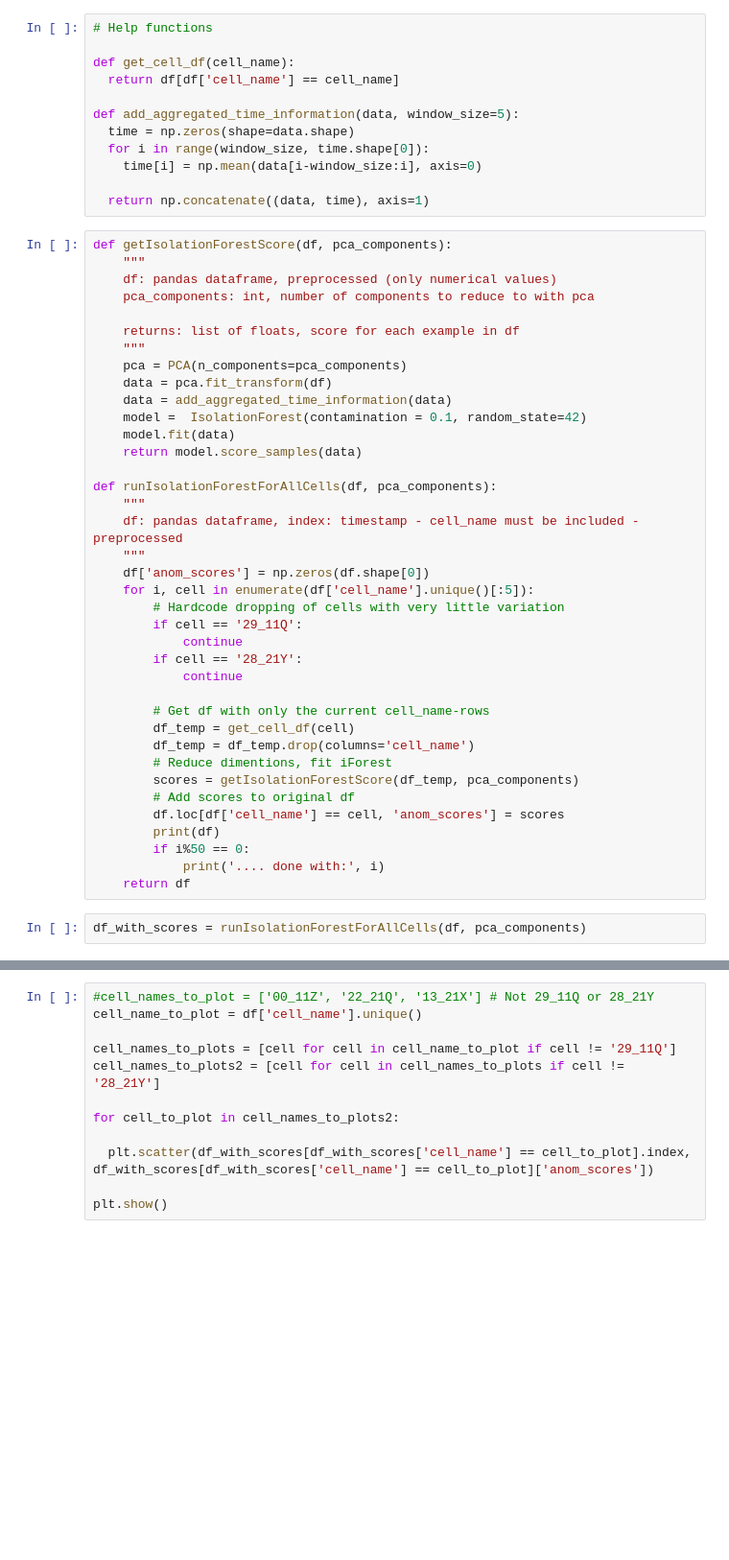
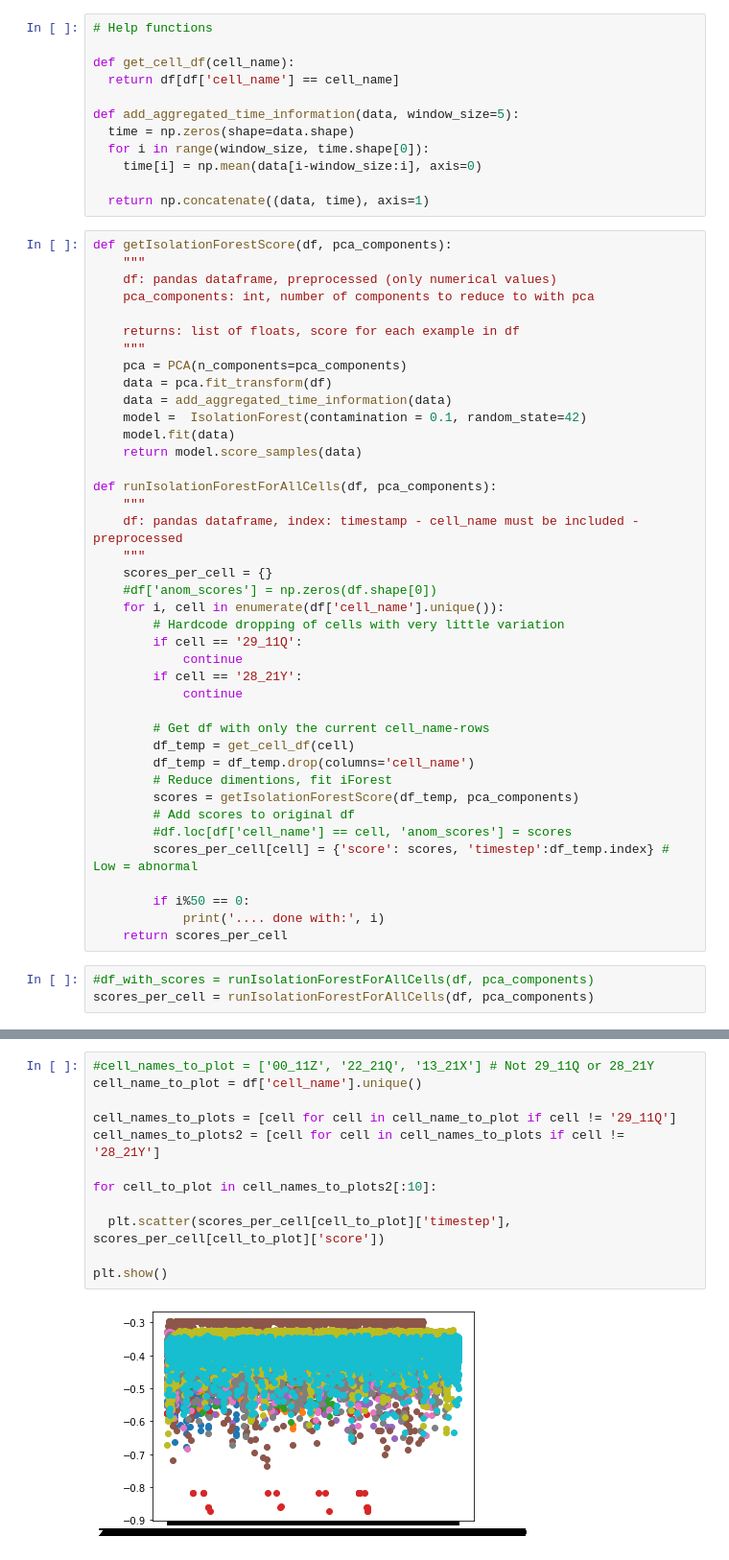
Before and after one commit to dilawarm/brain-cogito-hackathon-2021, a Jupyter notebook: IsolationForest_v2.ipynb, the cells around one changed output, grey strips where cells are left out. Shown at 96% size. Cells and saved outputs as stored; diff of their text form; blank space fills up the shorter version.

```diff
--- a/IsolationForest_v2.ipynb
+++ b/IsolationForest_v2.ipynb
@@ -51,8 +51,9 @@ def runIsolationForestForAllCells(df, pca_components):
     """
     df: pandas dataframe, index: timestamp - cell_name must be included - preprocessed
     """
-    df['anom_scores'] = np.zeros(df.shape[0])
-    for i, cell in enumerate(df['cell_name'].unique()[:5]):
+    scores_per_cell = {}
+    #df['anom_scores'] = np.zeros(df.shape[0])
+    for i, cell in enumerate(df['cell_name'].unique()):
         # Hardcode dropping of cells with very little variation
         if cell == '29_11Q':
             continue
@@ -65,11 +66,13 @@ def runIsolationForestForAllCells(df, pca_components):
         # Reduce dimentions, fit iForest
         scores = getIsolationForestScore(df_temp, pca_components)
         # Add scores to original df
-        df.loc[df['cell_name'] == cell, 'anom_scores'] = scores
-        print(df)
+        #df.loc[df['cell_name'] == cell, 'anom_scores'] = scores
+        scores_per_cell[cell] = {'score': scores, 'timestep':df_temp.index} # Low = abnormal
+
         if i%50 == 0:
             print('.... done with:', i)
-    return df
+    return scores_per_cell
 # %%
-df_with_scores = runIsolationForestForAllCells(df, pca_components)
+#df_with_scores = runIsolationForestForAllCells(df, pca_components)
+scores_per_cell = runIsolationForestForAllCells(df, pca_components)
 # %% [output]
@@ -106,12 +88,14 @@ df_with_scores.describe()
 # %%
 #cell_names_to_plot = ['00_11Z', '22_21Q', '13_21X'] # Not 29_11Q or 28_21Y
 cell_name_to_plot = df['cell_name'].unique()
 
 cell_names_to_plots = [cell for cell in cell_name_to_plot if cell != '29_11Q']
 cell_names_to_plots2 = [cell for cell in cell_names_to_plots if cell != '28_21Y']
 
-for cell_to_plot in cell_names_to_plots2:
+for cell_to_plot in cell_names_to_plots2[:10]:
 
-  plt.scatter(df_with_scores[df_with_scores['cell_name'] == cell_to_plot].index, df_with_scores[df_with_scores['cell_name'] == cell_to_plot]['anom_scores'])
+  plt.scatter(scores_per_cell[cell_to_plot]['timestep'], scores_per_cell[cell_to_plot]['score'])
 
 plt.show()
+# %% [output]
+[figure, added]
```
Also changed, not shown: parts of 4 cells of this notebook.
